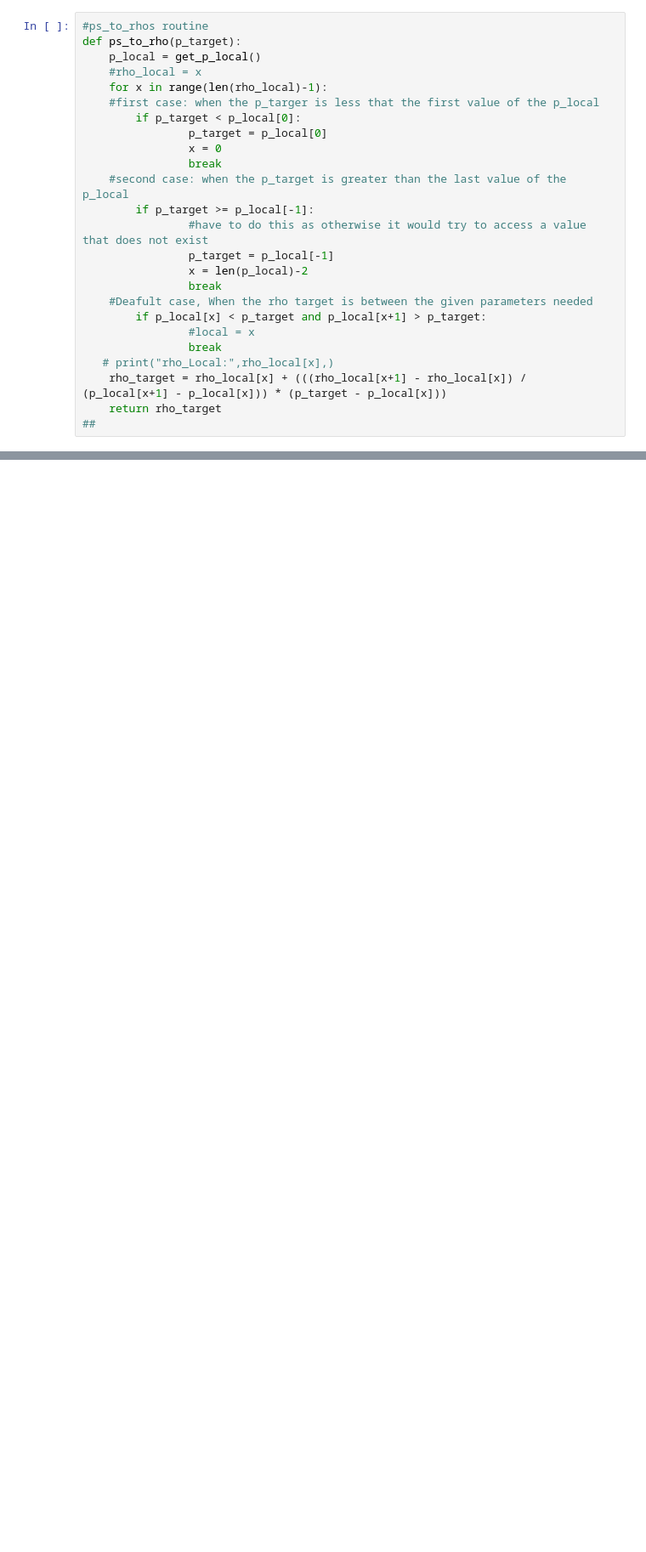
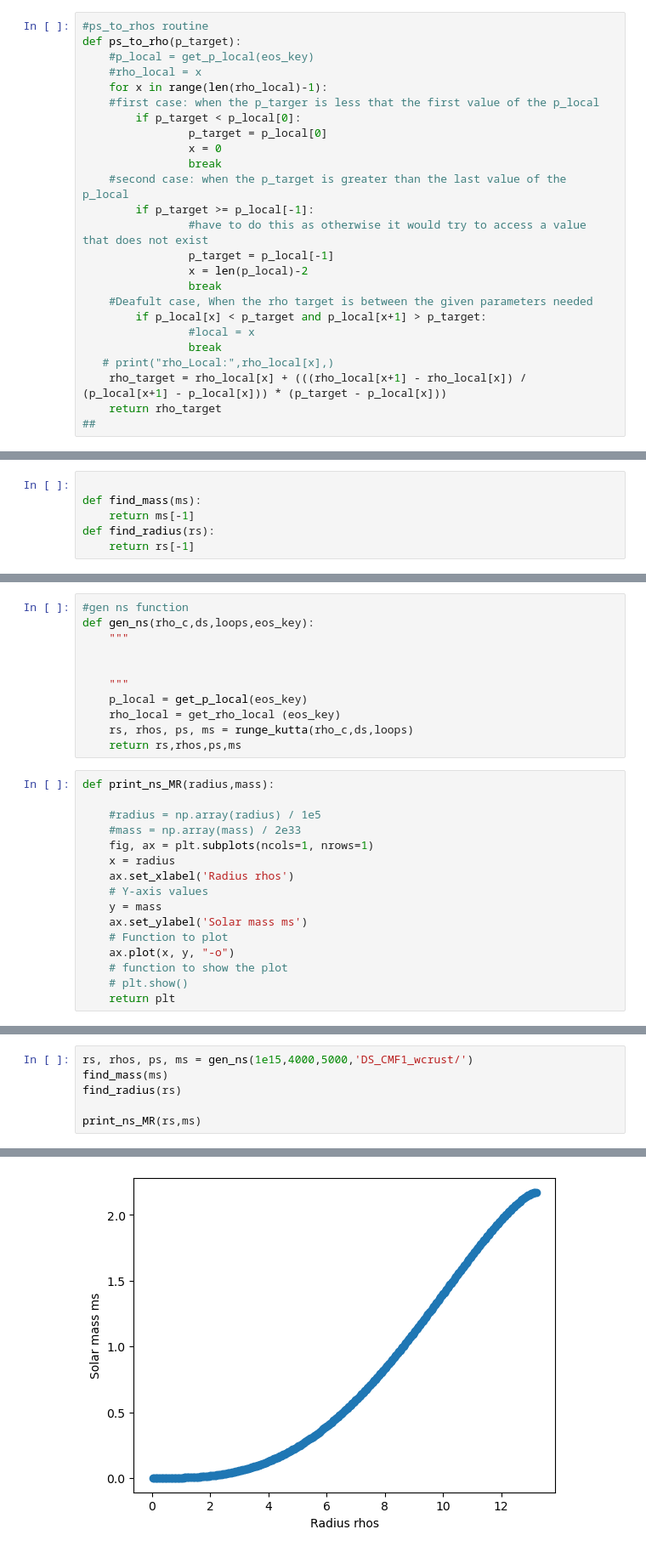
Before and after one commit to D7RV23/NS_SURP2024, a Jupyter notebook: week_5-6/ns_database.ipynb, the cells around one changed output, grey strips where cells are left out. Shown at 85% size. Drawn from its saved outputs; the diff is of its cells as text; blank space fills up the shorter version.

```diff
--- a/week_5-6/ns_database.ipynb
+++ b/week_5-6/ns_database.ipynb
@@ -49,7 +83,7 @@ def get_p_local():
 # %%
 #ps_to_rhos routine
 def ps_to_rho(p_target):
-    p_local = get_p_local()
+    #p_local = get_p_local(eos_key)
     #rho_local = x
     for x in range(len(rho_local)-1):
     #first case: when the p_targer is less that the first value of the p_local
@@ -101,0 +168,6 @@ def rho_to_ps(rho_target):
+# %%
+
+def find_mass(ms):
+    return ms[-1]
+def find_radius(rs):
+    return rs[-1]
@@ -101,0 +296,27 @@ def rho_to_ps(rho_target):
+# %%
+#gen ns function
+def gen_ns(rho_c,ds,loops,eos_key):
+    """
+
+
+    """
+    p_local = get_p_local(eos_key)
+    rho_local = get_rho_local (eos_key)
+    rs, rhos, ps, ms = runge_kutta(rho_c,ds,loops)
+    return rs,rhos,ps,ms
+# %%
+def print_ns_MR(radius,mass):
+
+    #radius = np.array(radius) / 1e5
+    #mass = np.array(mass) / 2e33
+    fig, ax = plt.subplots(ncols=1, nrows=1)
+    x = radius
+    ax.set_xlabel('Radius rhos')
+    # Y-axis values
+    y = mass
+    ax.set_ylabel('Solar mass ms')
+    # Function to plot
+    ax.plot(x, y, "-o")
+    # function to show the plot
+    # plt.show()
+    return plt
@@ -101,0 +334,7 @@ def rho_to_ps(rho_target):
+# %%
+rs, rhos, ps, ms = gen_ns(1e15,4000,5000,'DS_CMF1_wcrust/')
+find_mass(ms)
+find_radius(rs)
+
+print_ns_MR(rs,ms)
+# %% [output]
@@ -101,0 +342 @@ def rho_to_ps(rho_target):
+[figure, added]
```
Also changed, not shown: parts of 15 cells of this notebook, 1 other file.
